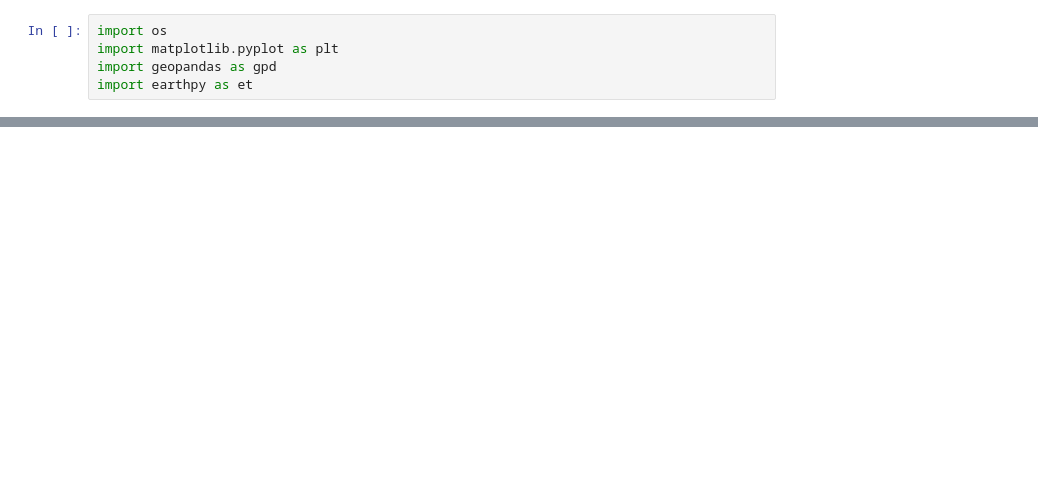
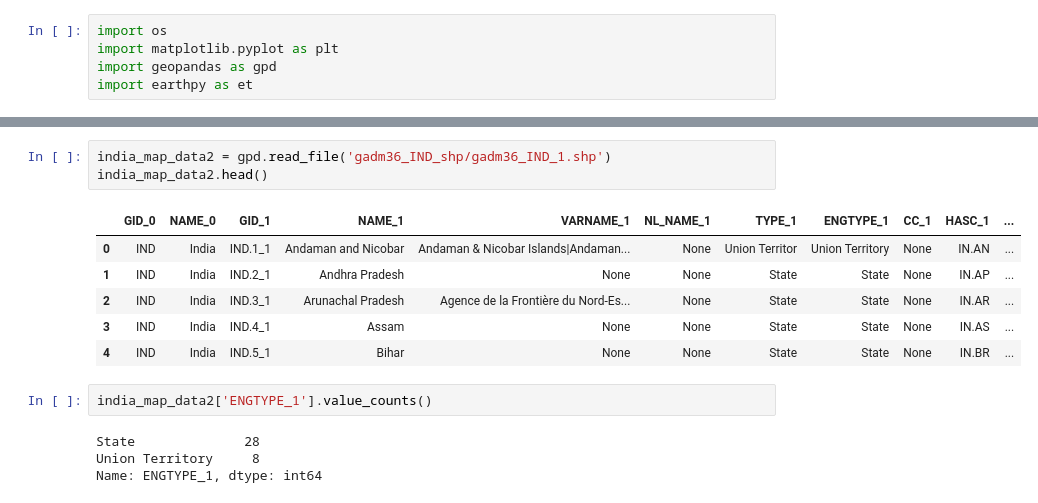
Before and after one commit to Indranil94saha/COVID19-india, a Jupyter notebook: covid19_india_graphs.ipynb, the cells around one changed output, grey strips where cells are left out. Drawn from its saved outputs; the diff is of its cells as text; blank space fills up the shorter version.

Commit message:
india map data issue: 28 states and 8 union territories

```diff
--- a/covid19_india_graphs.ipynb
+++ b/covid19_india_graphs.ipynb
@@ -135,0 +313,16 @@ india.plot(column='NAME_1',categorical=True,figsize=(10,15),cmap='Reds')
+# %%
+india_map_data2 = gpd.read_file('gadm36_IND_shp/gadm36_IND_1.shp')
+india_map_data2.head()
+# %% [output]
+|  | GID_0 | NAME_0 | GID_1 | NAME_1 | VARNAME_1 | NL_NAME_1 | TYPE_1 | ENGTYPE_1 | CC_1 | HASC_1 | ... |
+| 0 | IND | India | IND.1_1 | Andaman and Nicobar | Andaman & Nicobar Islands|Andaman... | None | Union Territor | Union Territory | None | IN.AN | ... |
+| 1 | IND | India | IND.2_1 | Andhra Pradesh | None | None | State | State | None | IN.AP | ... |
+| 2 | IND | India | IND.3_1 | Arunachal Pradesh | Agence de la Frontière du Nord-Es... | None | State | State | None | IN.AR | ... |
+| 3 | IND | India | IND.4_1 | Assam | None | None | State | State | None | IN.AS | ... |
+| 4 | IND | India | IND.5_1 | Bihar | None | None | State | State | None | IN.BR | ... |
+# %%
+india_map_data2['ENGTYPE_1'].value_counts()
+# %% [output]
+State              28
+Union Territory     8
+Name: ENGTYPE_1, dtype: int64
```
Also changed, not shown: parts of 15 cells of this notebook.
